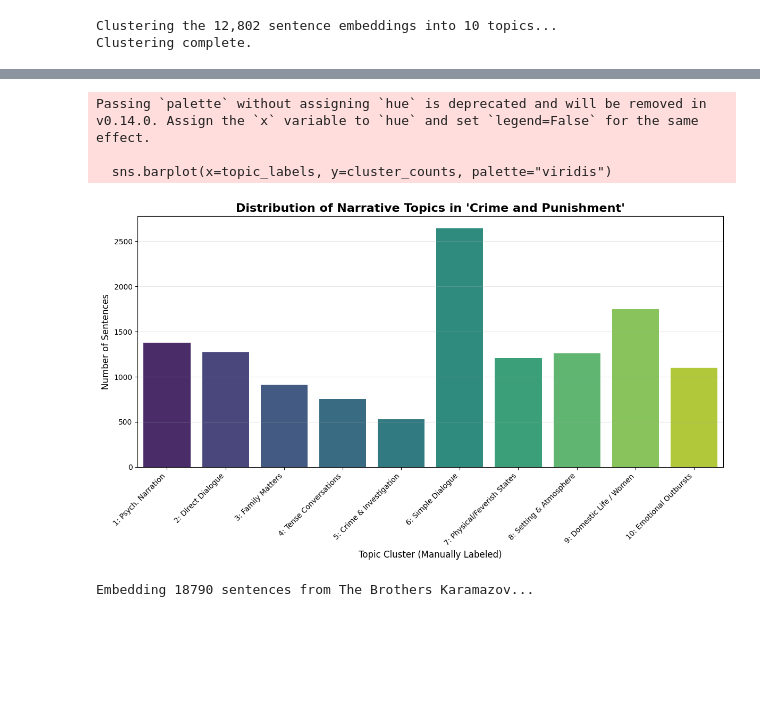
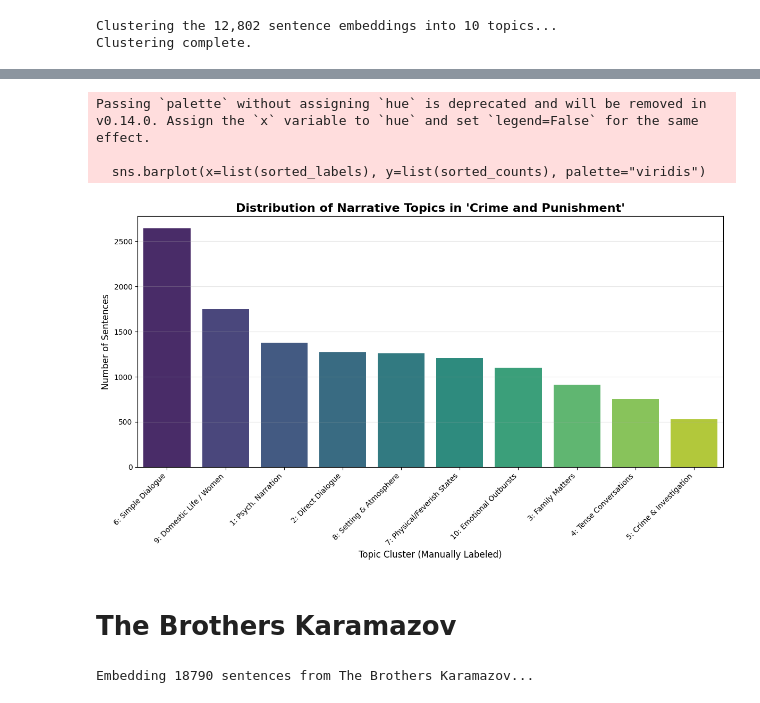
Before and after one commit to NLP-M-A-D/applied-NLP-week3, a Jupyter notebook: notebooks/1_AppliedNLP_Session3_Sentence_Length.ipynb, the cells around one changed output, grey strips where cells are left out. Drawn from its saved outputs; the diff is of its cells as text; code cells hidden in the pictures; blank space fills up the shorter version.

```diff
--- a/notebooks/1_AppliedNLP_Session3_Sentence_Length.ipynb
+++ b/notebooks/1_AppliedNLP_Session3_Sentence_Length.ipynb
@@ -286,38 +285,45 @@ though speaking to herself
 # %%
+import seaborn as sns
+import matplotlib.pyplot as plt
 # 1. Our human-readable topic labels
 topic_labels = [
     "1: Psych. Narration",
     "2: Direct Dialogue",
     "3: Family Matters",
     "4: Tense Conversations",
     "5: Crime & Investigation",
     "6: Simple Dialogue",
     "7: Physical/Feverish States",
     "8: Setting & Atmosphere",
     "9: Domestic Life / Women",
     "10: Emotional Outbursts"
 ]
 
 # 2. Re-calculate the counts (same as before)
+
 cluster_counts = [len(c) for c in clustered_sentences]
+
+combined_data = sorted(zip(topic_labels, cluster_counts), key=lambda x: x[1], reverse=True)
+sorted_labels, sorted_counts = zip(*combined_data)
 
 # 3. Plot the final, descriptive graph
 plt.figure(figsize=(12, 7))
-sns.barplot(x=topic_labels, y=cluster_counts, palette="viridis")
-
+sns.barplot(x=list(sorted_labels), y=list(sorted_counts), palette="viridis")
 plt.title("Distribution of Narrative Topics in 'Crime and Punishment'", fontsize=16, fontweight='bold')
 plt.xlabel("Topic Cluster (Manually Labeled)", fontsize=12)
 plt.ylabel("Number of Sentences", fontsize=12)
 plt.xticks(rotation=45, ha='right') # ha='right' aligns the labels better
 plt.grid(axis='y', alpha=0.3)
 
 plt.tight_layout()
 plt.show()
 # %% [output]
 Passing `palette` without assigning `hue` is deprecated and will be removed in v0.14.0. Assign the `x` variable to `hue` and set `legend=False` for the same effect.
 
-  sns.barplot(x=topic_labels, y=cluster_counts, palette="viridis")
+  sns.barplot(x=list(sorted_labels), y=list(sorted_counts), palette="viridis")
-[figure, old version]
+[figure, new version]
+# %% [markdown]
+# The Brothers Karamazov
 # %%
 # 1. Use the 'brothers_sents' list
 print(f"Embedding {len(brothers_sents)} sentences from The Brothers Karamazov...")
```
Also changed, not shown: parts of 6 cells of this notebook.
